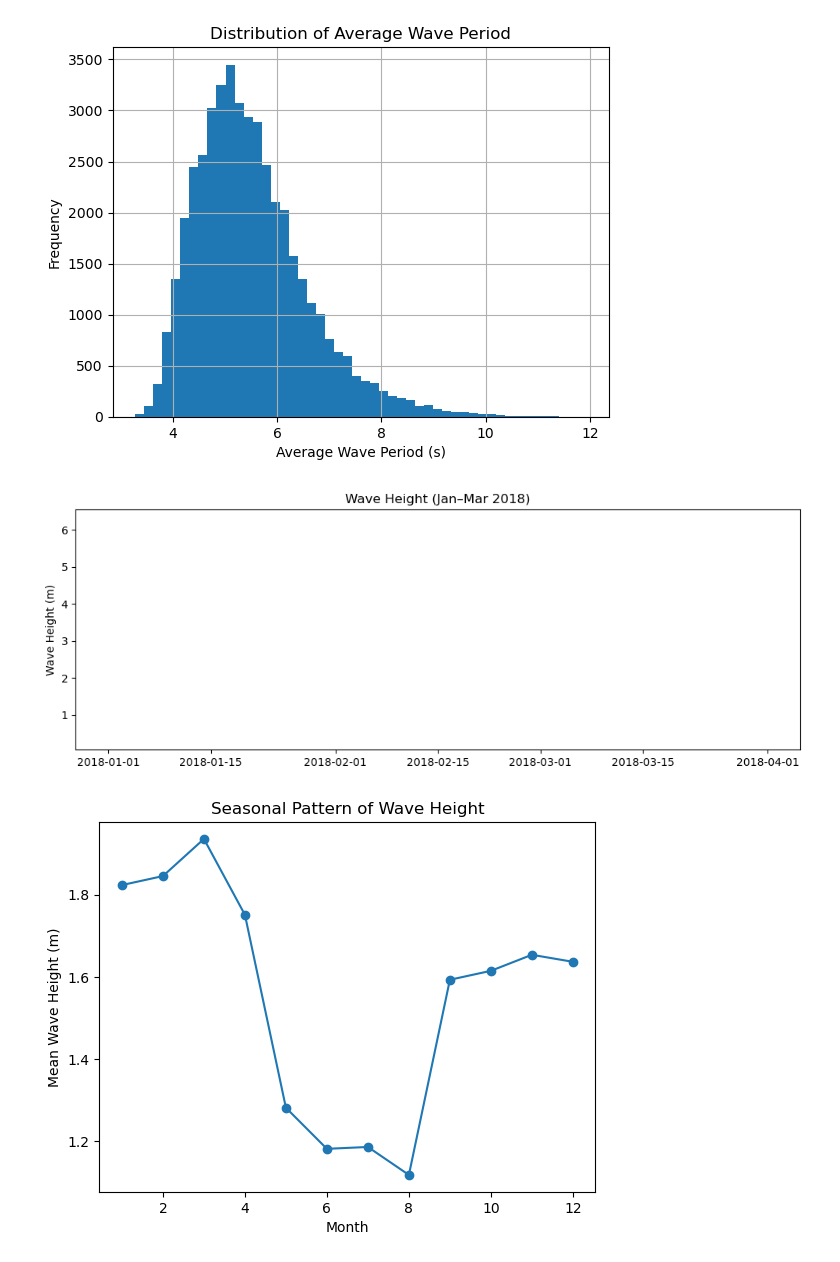
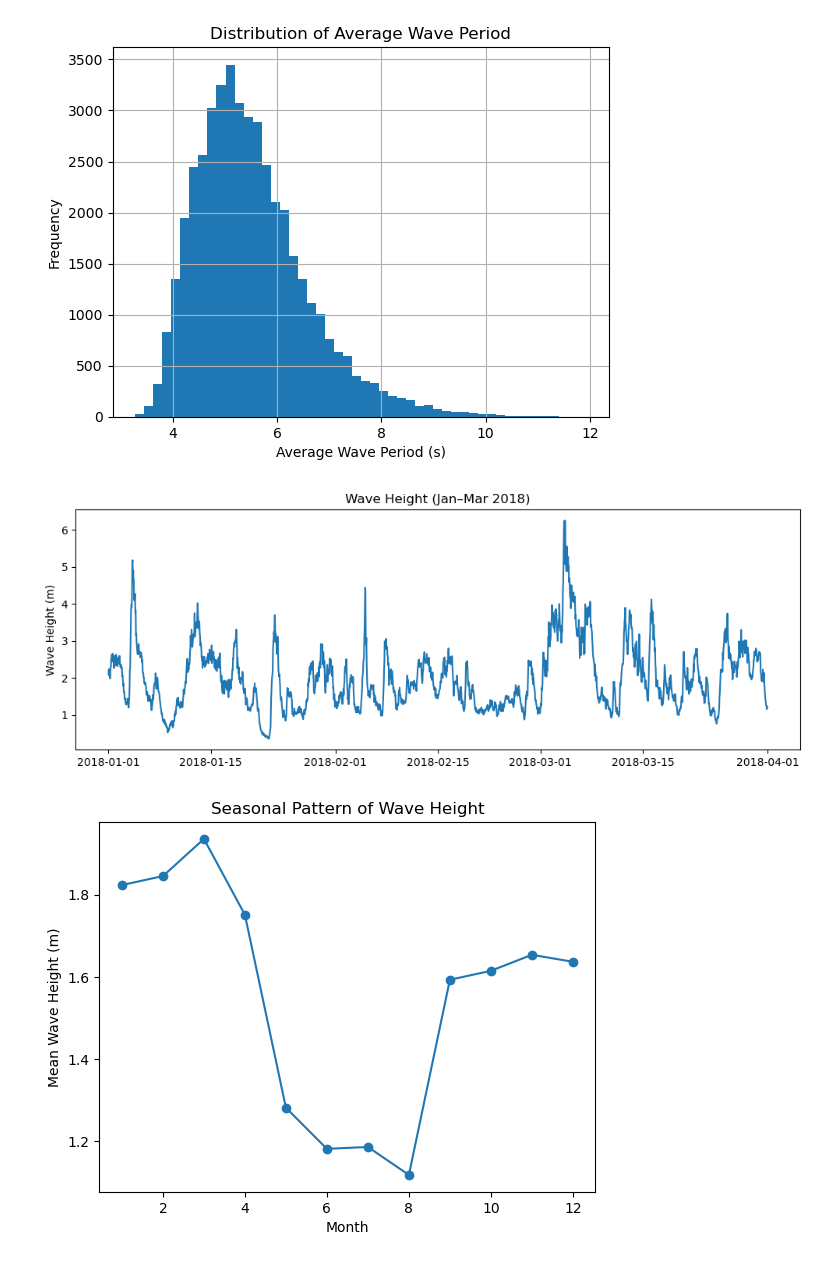
Before and after one commit to RichelCode/Wave-Energy-Forecasting, a Jupyter notebook: Wave Analysis.ipynb, the cells around one changed output. Cells and saved outputs as stored; diff of their text form; code cells hidden in the pictures.

```diff
--- a/Wave Analysis.ipynb
+++ b/Wave Analysis.ipynb
@@ -224,15 +224,15 @@ plt.show()
 # %% [output]
 [figure]
 # %%
-sample = wave_data.loc["2018-01-01":"2018-03-31"]
+sample = wave_data.loc["2018-01-01":"2018-03-31", "WVHT"].dropna()
 
 plt.figure(figsize=(12,4))
-plt.plot(sample.index, sample["WVHT"])
+plt.plot(sample.index, sample)
 plt.ylabel("Wave Height (m)")
 plt.title("Wave Height (Jan–Mar 2018)")
 plt.show()
 # %% [output]
-[figure, old version]
+[figure, new version]
 # %%
 monthly_wvht = wave_data["WVHT"].groupby(wave_data.index.month).mean()
 
```
